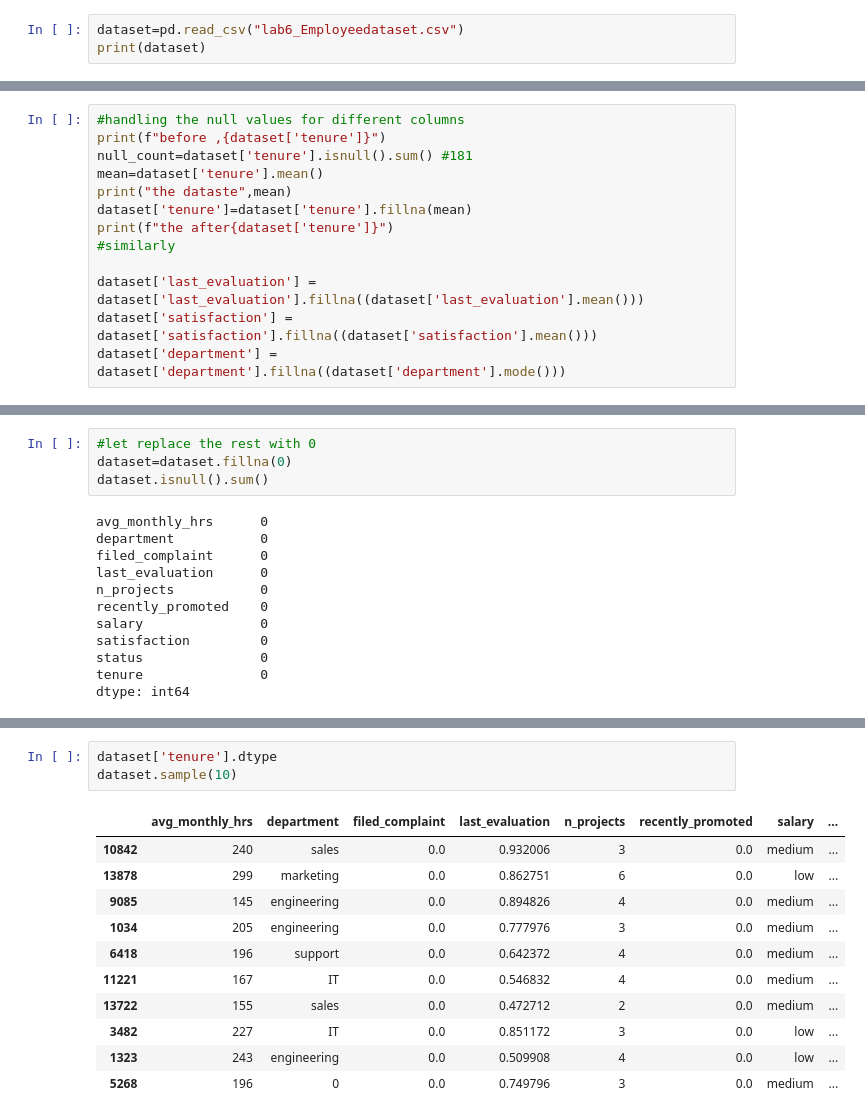
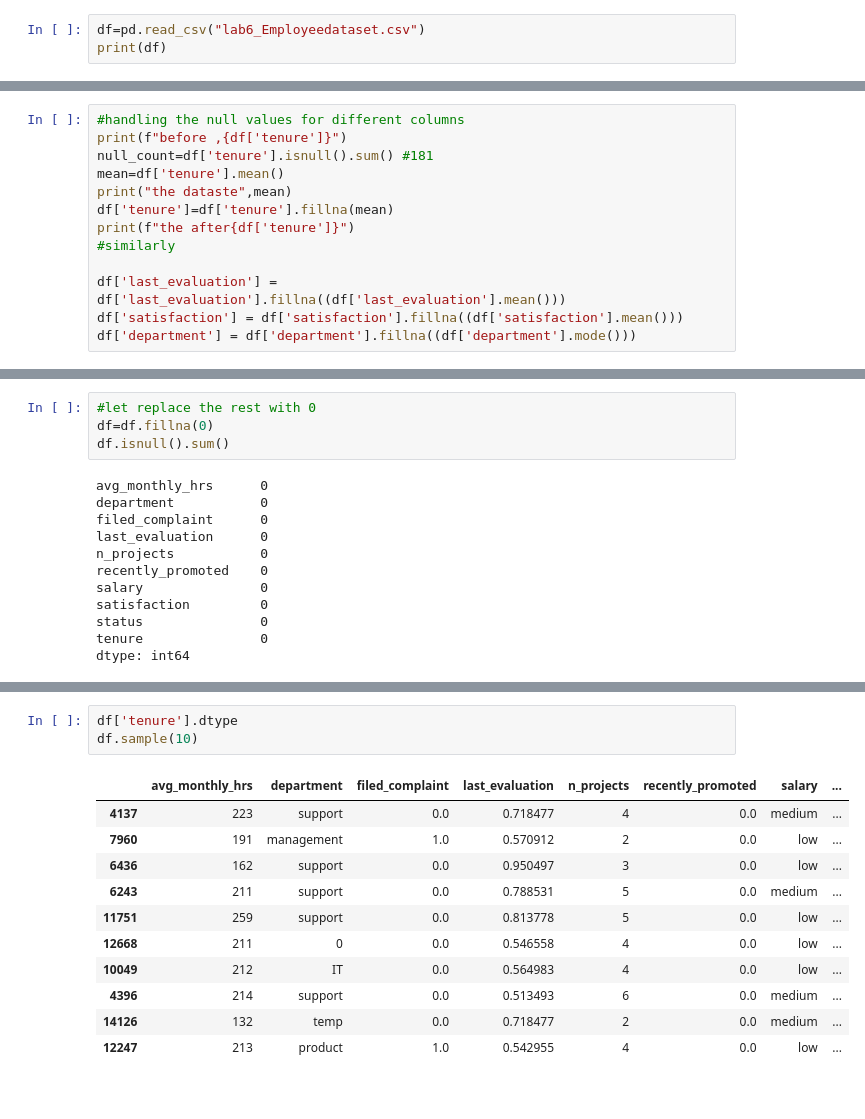
Before and after one commit to srinijalanda93/Machine-learning, a Jupyter notebook: 2448526_lab6.ipynb, the cells around one changed output, grey strips where cells are left out. Drawn from its saved outputs; the diff is of its cells as text.

```diff
--- a/2448526_lab6.ipynb
+++ b/2448526_lab6.ipynb
@@ -4,8 +4,8 @@ import pandas as pd
 import matplotlib.pyplot as mp
 import seaborn as sn
 # %%
-dataset=pd.read_csv("lab6_Employeedataset.csv")
-print(dataset)
+df=pd.read_csv("lab6_Employeedataset.csv")
+print(df)
 # %% [output]
        avg_monthly_hrs   department  filed_complaint  last_evaluation  \
 0                  221  engineering              NaN         0.932868
@@ -109,17 +109,17 @@ you can replace them with substituted values.
 This helps maintain the size of the dataset and ensures that valuable information isn't lost.
 # %%
 #handling the null values for different columns
-print(f"before ,{dataset['tenure']}")
-null_count=dataset['tenure'].isnull().sum() #181
-mean=dataset['tenure'].mean()
+print(f"before ,{df['tenure']}")
+null_count=df['tenure'].isnull().sum() #181
+mean=df['tenure'].mean()
 print("the dataste",mean)
-dataset['tenure']=dataset['tenure'].fillna(mean)
-print(f"the after{dataset['tenure']}")
+df['tenure']=df['tenure'].fillna(mean)
+print(f"the after{df['tenure']}")
 #similarly
 
-dataset['last_evaluation'] = dataset['last_evaluation'].fillna((dataset['last_evaluation'].mean()))
-dataset['satisfaction'] = dataset['satisfaction'].fillna((dataset['satisfaction'].mean()))
-dataset['department'] = dataset['department'].fillna((dataset['department'].mode()))
+df['last_evaluation'] = df['last_evaluation'].fillna((df['last_evaluation'].mean()))
+df['satisfaction'] = df['satisfaction'].fillna((df['satisfaction'].mean()))
+df['department'] = df['department'].fillna((df['department'].mode()))
 # %% [output]
 before ,0        5.0
 1        2.0
@@ -154,8 +154,8 @@ tenure                   0
 dtype: int64
 # %%
 #let replace the rest with 0
-dataset=dataset.fillna(0)
-dataset.isnull().sum()
+df=df.fillna(0)
+df.isnull().sum()
 # %% [output]
 avg_monthly_hrs      0
 department           0
@@ -195,17 +190,17 @@ dtype: object
 # %%
-dataset['tenure'].dtype
-dataset.sample(10)
+df['tenure'].dtype
+df.sample(10)
 # %% [output]
 |  | avg_monthly_hrs | department | filed_complaint | last_evaluation | n_projects | recently_promoted | salary | ... |
-| 10842 | 240 | sales | 0.0 | 0.932006 | 3 | 0.0 | medium | ... |
-| 13878 | 299 | marketing | 0.0 | 0.862751 | 6 | 0.0 | low | ... |
-| 9085 | 145 | engineering | 0.0 | 0.894826 | 4 | 0.0 | medium | ... |
-| 1034 | 205 | engineering | 0.0 | 0.777976 | 3 | 0.0 | medium | ... |
-| 6418 | 196 | support | 0.0 | 0.642372 | 4 | 0.0 | medium | ... |
-| 11221 | 167 | IT | 0.0 | 0.546832 | 4 | 0.0 | medium | ... |
-| 13722 | 155 | sales | 0.0 | 0.472712 | 2 | 0.0 | medium | ... |
-| 3482 | 227 | IT | 0.0 | 0.851172 | 3 | 0.0 | low | ... |
-| 1323 | 243 | engineering | 0.0 | 0.509908 | 4 | 0.0 | low | ... |
-| 5268 | 196 | 0 | 0.0 | 0.749796 | 3 | 0.0 | medium | ... |
+| 4137 | 223 | support | 0.0 | 0.718477 | 4 | 0.0 | medium | ... |
+| 7960 | 191 | management | 1.0 | 0.570912 | 2 | 0.0 | low | ... |
+| 6436 | 162 | support | 0.0 | 0.950497 | 3 | 0.0 | low | ... |
+| 6243 | 211 | support | 0.0 | 0.788531 | 5 | 0.0 | medium | ... |
+| 11751 | 259 | support | 0.0 | 0.813778 | 5 | 0.0 | low | ... |
+| 12668 | 211 | 0 | 0.0 | 0.546558 | 4 | 0.0 | low | ... |
+| 10049 | 212 | IT | 0.0 | 0.564983 | 4 | 0.0 | low | ... |
+| 4396 | 214 | support | 0.0 | 0.513493 | 6 | 0.0 | medium | ... |
+| 14126 | 132 | temp | 0.0 | 0.718477 | 2 | 0.0 | medium | ... |
+| 12247 | 213 | product | 1.0 | 0.542955 | 4 | 0.0 | low | ... |
 # %%
 #visualizations :)
```
Also changed, not shown: parts of 33 cells of this notebook.
